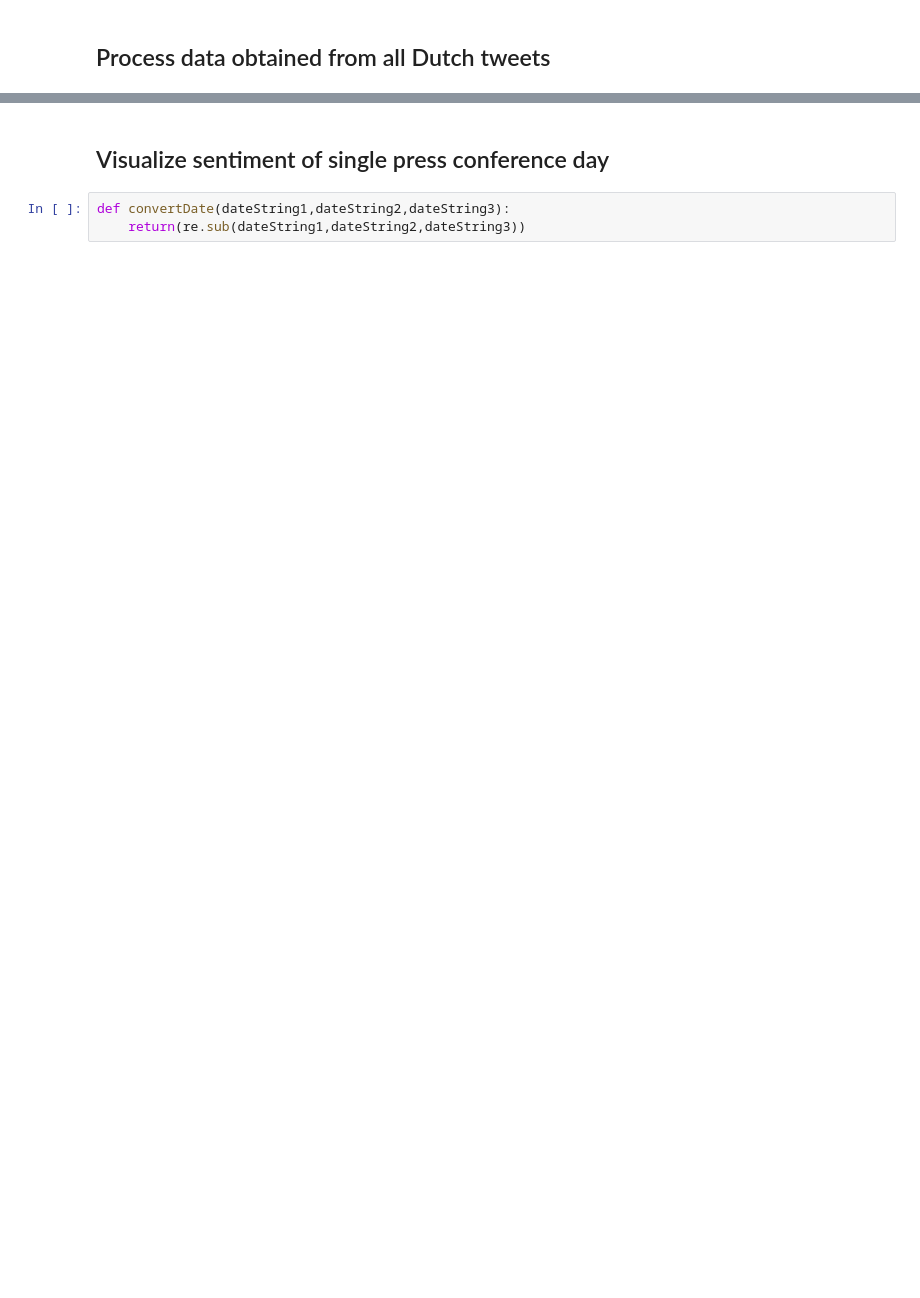
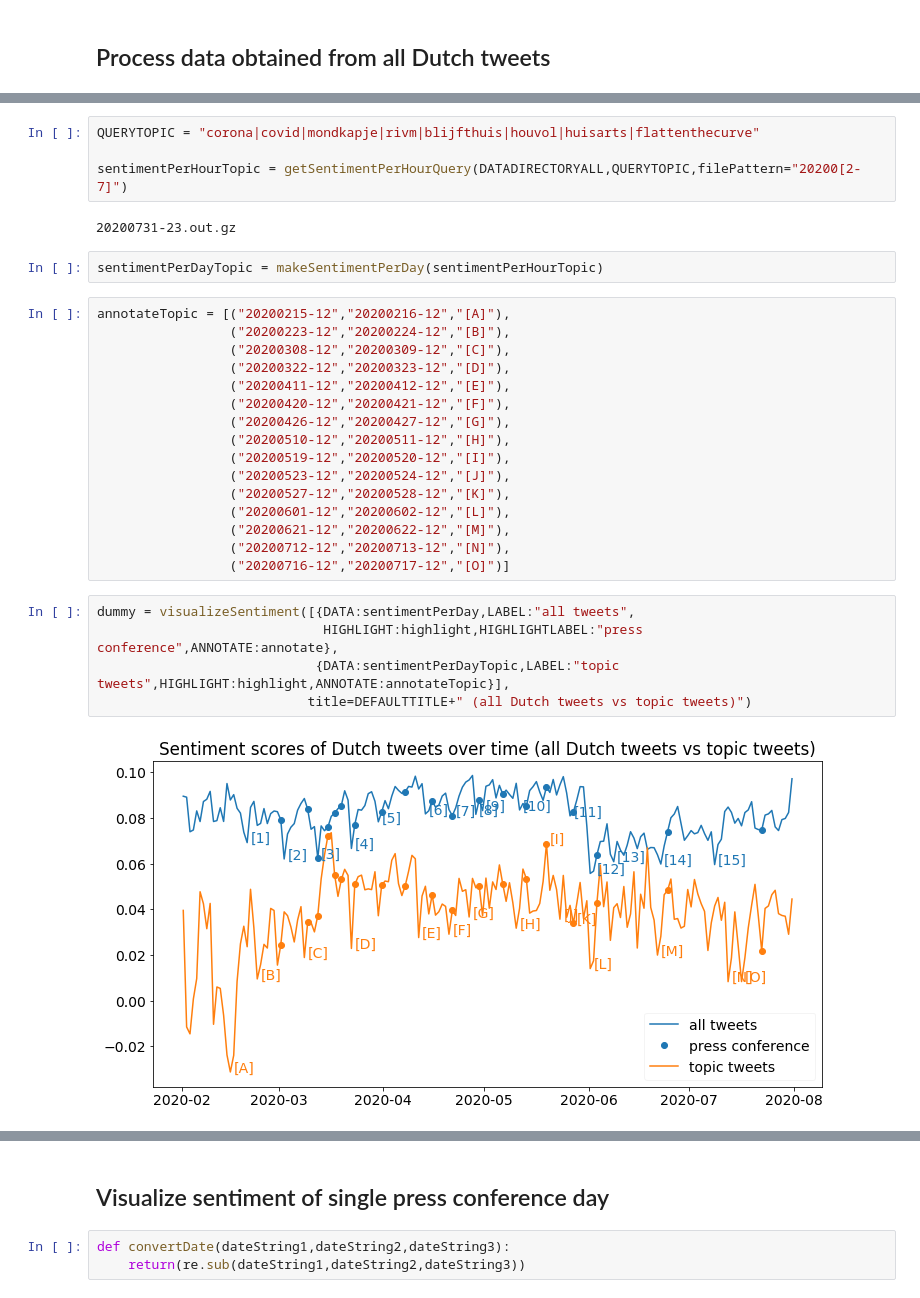
Before and after one commit to puregome/notebooks, a Jupyter notebook: sentiment-pattern.ipynb, the cells around one changed output, grey strips where cells are left out. Saved outputs shown, nothing was run; the diff lists cells and outputs as text; blank space fills up the shorter version.

```diff
--- a/sentiment-pattern.ipynb
+++ b/sentiment-pattern.ipynb
@@ -106,0 +220,31 @@ dummy = visualizeSentiment([{DATA:sentimentPerHour,LABEL:"per hour"},
+# %%
+QUERYTOPIC = "corona|covid|mondkapje|rivm|blijfthuis|houvol|huisarts|flattenthecurve"
+
+sentimentPerHourTopic = getSentimentPerHourQuery(DATADIRECTORYALL,QUERYTOPIC,filePattern="20200[2-7]")
+# %% [output]
+20200731-23.out.gz
+# %%
+sentimentPerDayTopic = makeSentimentPerDay(sentimentPerHourTopic)
+# %%
+annotateTopic = [("20200215-12","20200216-12","[A]"),
+                 ("20200223-12","20200224-12","[B]"),
+                 ("20200308-12","20200309-12","[C]"),
+                 ("20200322-12","20200323-12","[D]"),
+                 ("20200411-12","20200412-12","[E]"),
+                 ("20200420-12","20200421-12","[F]"),
+                 ("20200426-12","20200427-12","[G]"),
+                 ("20200510-12","20200511-12","[H]"),
+                 ("20200519-12","20200520-12","[I]"),
+                 ("20200523-12","20200524-12","[J]"),
+                 ("20200527-12","20200528-12","[K]"),
+                 ("20200601-12","20200602-12","[L]"),
+                 ("20200621-12","20200622-12","[M]"),
+                 ("20200712-12","20200713-12","[N]"),
+                 ("20200716-12","20200717-12","[O]")]
+# %%
+dummy = visualizeSentiment([{DATA:sentimentPerDay,LABEL:"all tweets",
+                             HIGHLIGHT:highlight,HIGHLIGHTLABEL:"press conference",ANNOTATE:annotate},
+                            {DATA:sentimentPerDayTopic,LABEL:"topic tweets",HIGHLIGHT:highlight,ANNOTATE:annotateTopic}],
+                           title=DEFAULTTITLE+" (all Dutch tweets vs topic tweets)")
+# %% [output]
+[figure, added]
```
Also changed, not shown: parts of 22 cells of this notebook.
